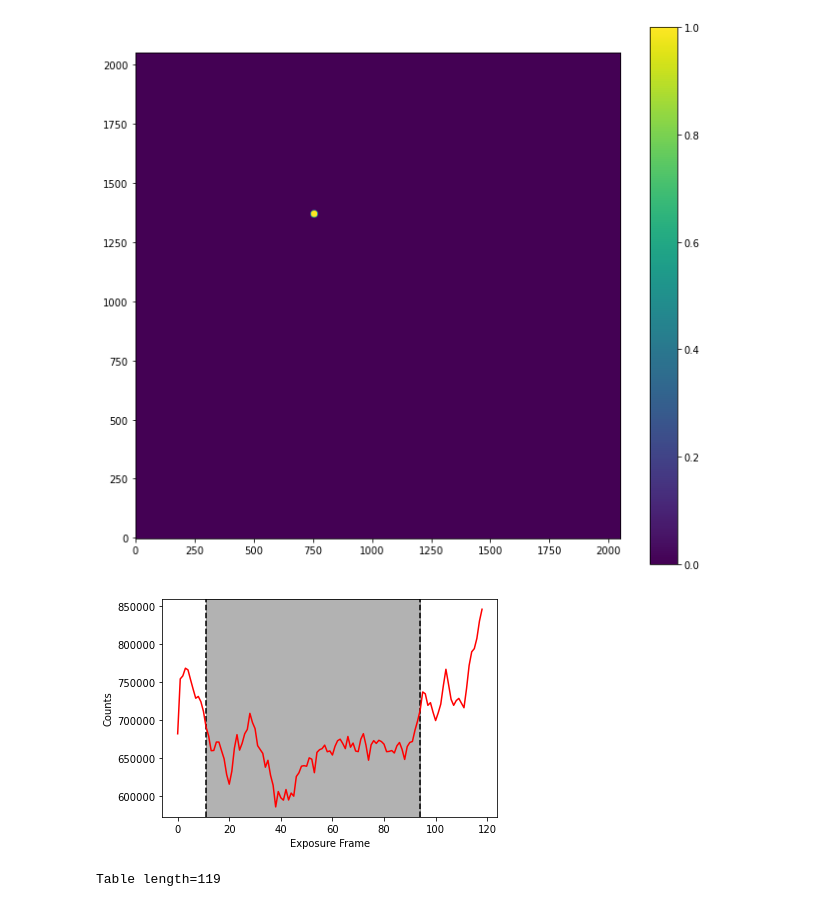
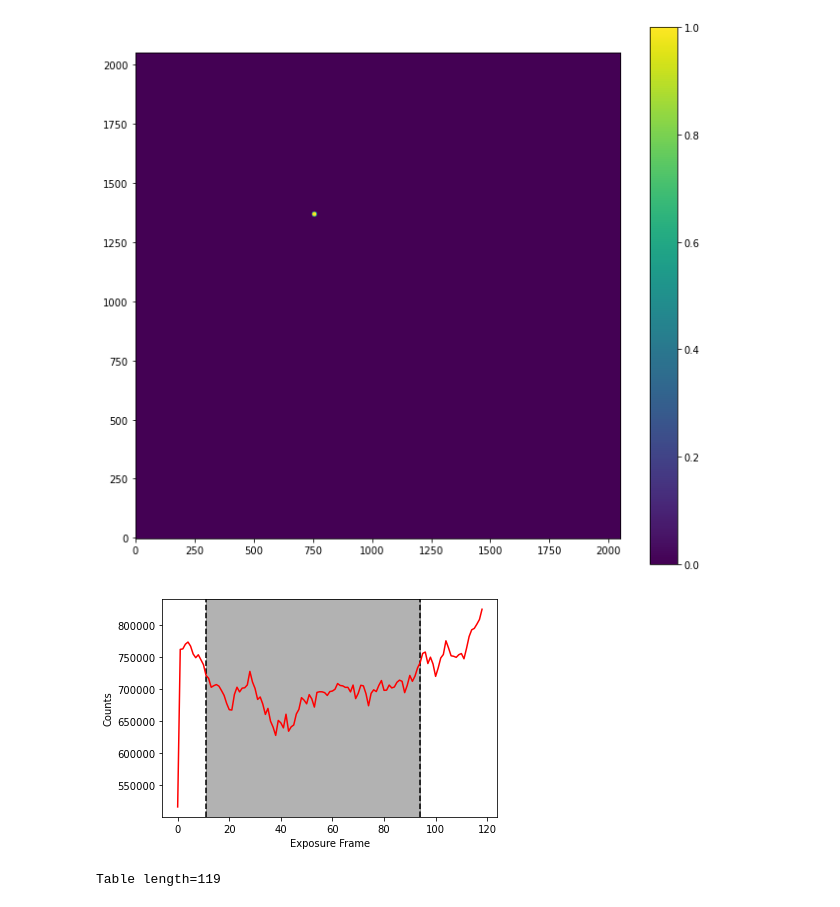
Before and after one commit to JoahanC/ay107project, a Jupyter notebook: ay107_finalproject.ipynb, the cells around one changed output. Drawn from its saved outputs; the diff is of its cells as text; code cells hidden in the pictures.

```diff
--- a/ay107_finalproject.ipynb
+++ b/ay107_finalproject.ipynb
@@ -204,8 +206,8 @@ Aperture photometry
 # %%
 height = len(red_science)
 width = len(red_science[0])
-x_center = 753
-y_center = 1368
+x_center = 754
+y_center = 1367
 
 def aperture_mask(h, w, radius, x_target, y_target):
     """
@@ -240,7 +242,7 @@ def calc_median(data, ann_mask, x_target, y_target, outer_radius):
                 annular_vals.append(annular_data[y_idx][x_idx])
     return np.median(annular_vals)
 
-mask, n_pix = aperture_mask(height, width, 15, x_center, y_center)
+mask, n_pix = aperture_mask(height, width, 10, x_center, y_center)
 fig, ax = plt.subplots()
 fig.set_size_inches(11, 10)
 cbar = ax.imshow(mask, origin="lower")
@@ -251,29 +253,28 @@ plt.show()
 # %%
 type_mask = data_table_by_type["FILETYPE"] == "science"
 science_table = data_table_by_type[type_mask]
 science_table.group_by("FILEID").show_in_notebook()
 sorted_science_files = science_table.group_by("FILEID")["FILENAME"]
 
 counts = []
 for science_file in sorted_science_files:
     science_data = fits.getdata(science_file)
     red_science = (science_data - master_dark - master_sky) / master_flat
-    ann_mask, ann_pix = annulus_mask(height, width, 13, 17, x_center, y_center)
-    mask, n_pix = aperture_mask(height, width, 13, x_center, y_center)
+    mask, n_pix = aperture_mask(height, width, 10, x_center, y_center)
     count = np.nansum(np.multiply(red_science, mask))
     counts.append(count)
 
 x = np.arange(len(sorted_science_files))
 fig, ax = plt.subplots()
 ax.axvline(11, linestyle="dashed", color="black")
 ax.axvline(94, linestyle="dashed", color="black")
 ax.axvspan(11, 94, color="black", alpha=0.3)
 ax.plot(x, counts, color="red");
 ax.set_xlabel("Exposure Frame")
 ax.set_ylabel("Counts");
 plt.show()
 # %% [output]
-[figure, old version]
+[figure, new version]
 # %%
 science_table.group_by("FILEID").show_in_notebook()
 # %% [output]
```
Also changed, not shown: parts of 5 cells of this notebook.
